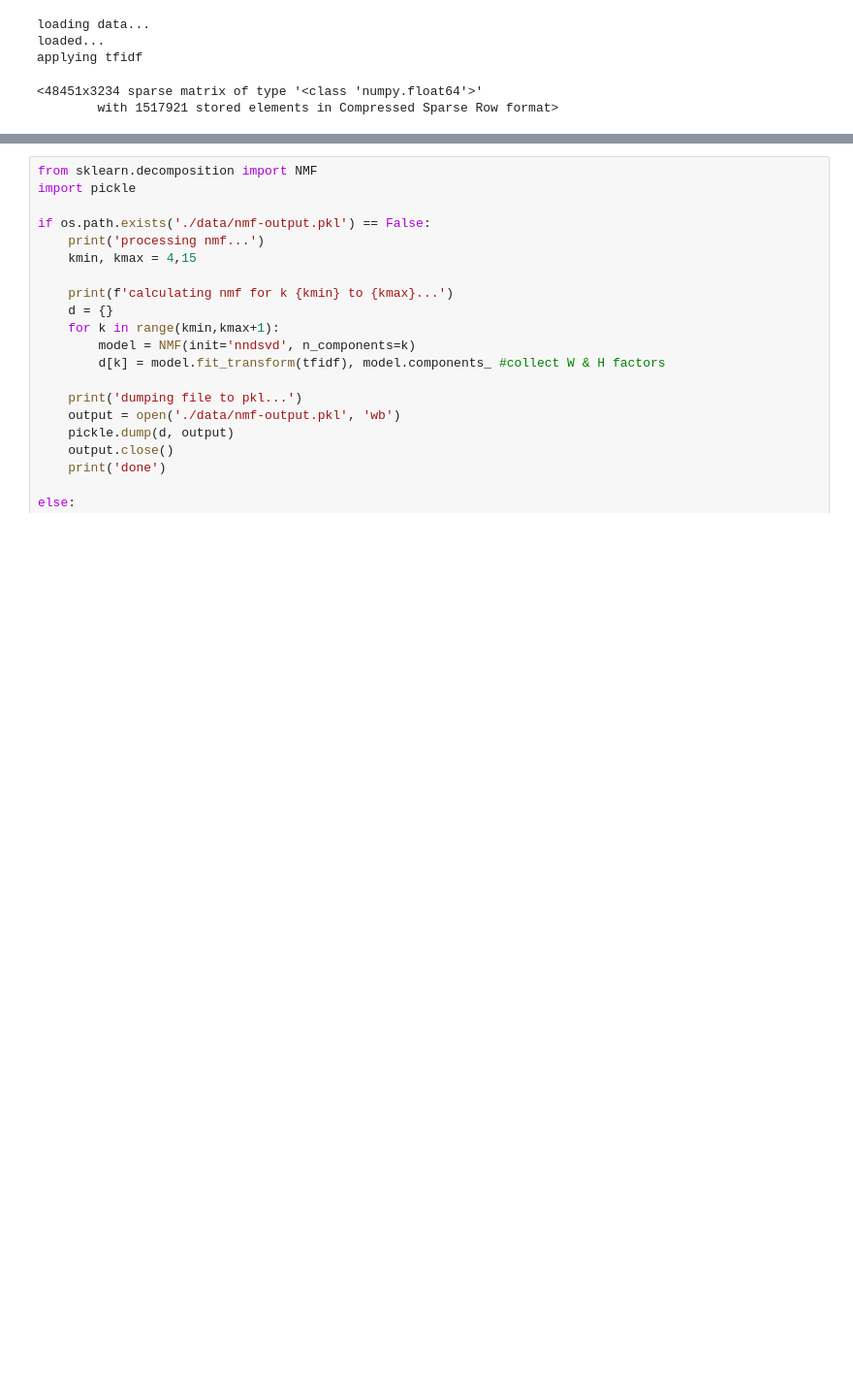
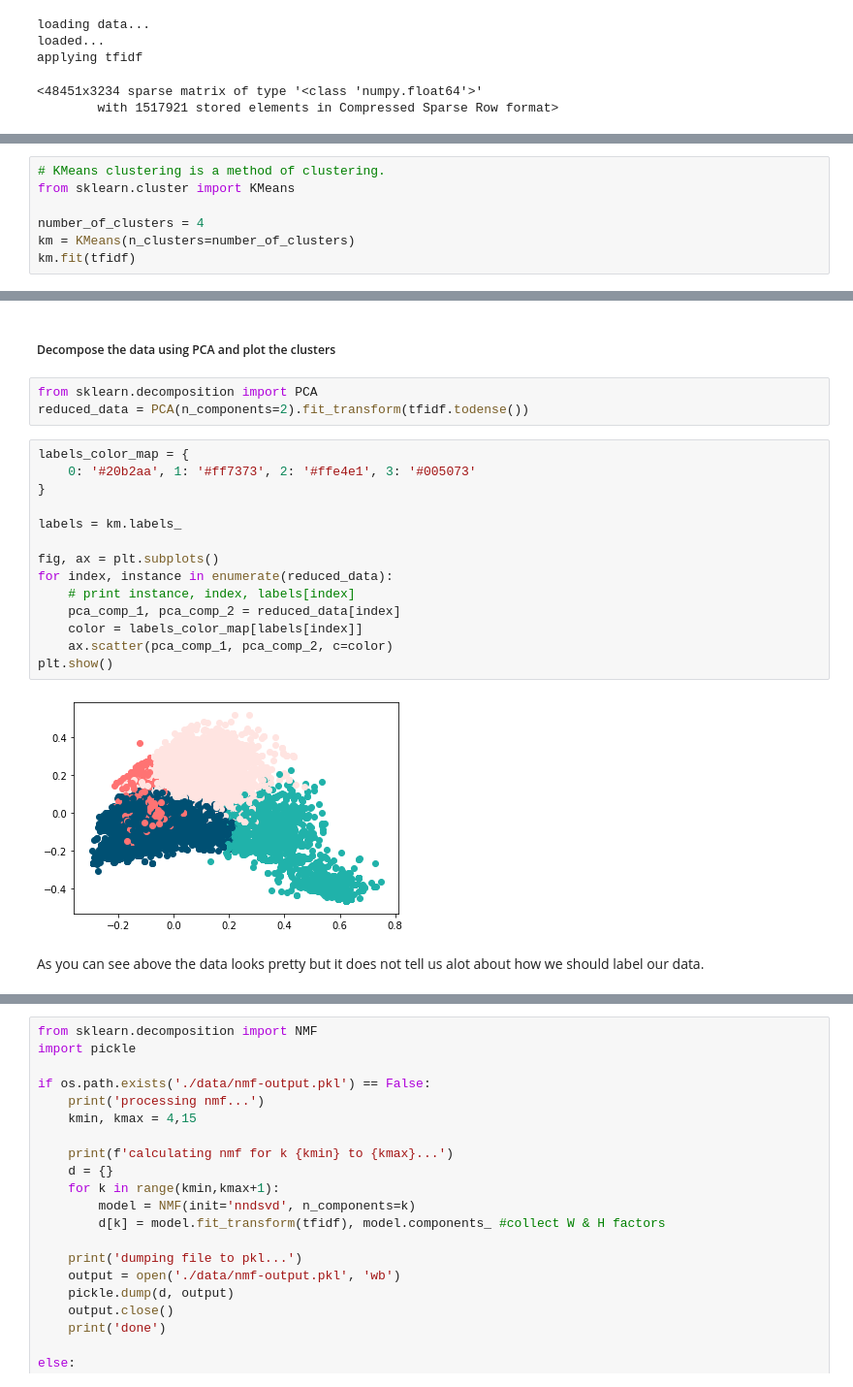
Before and after one commit to cullinap/contract_reader, a Jupyter notebook: data_preprocessing.ipynb, the cells around one changed output, grey strips where cells are left out. Shown at 97% size. Saved outputs shown, nothing was run; the diff lists cells and outputs as text; blank space fills up the shorter version.

```diff
--- a/data_preprocessing.ipynb
+++ b/data_preprocessing.ipynb
@@ -59,0 +108,7 @@ applying tfidf
+# %%
+# KMeans clustering is a method of clustering.
+from sklearn.cluster import KMeans
+
+number_of_clusters = 4
+km = KMeans(n_clusters=number_of_clusters)
+km.fit(tfidf)
@@ -59,0 +136,23 @@ applying tfidf
+# %% [markdown]
+##### Decompose the data using PCA and plot the clusters
+# %%
+from sklearn.decomposition import PCA
+reduced_data = PCA(n_components=2).fit_transform(tfidf.todense())
+# %%
+labels_color_map = {
+    0: '#20b2aa', 1: '#ff7373', 2: '#ffe4e1', 3: '#005073'
+}
+
+labels = km.labels_
+
+fig, ax = plt.subplots()
+for index, instance in enumerate(reduced_data):
+    # print instance, index, labels[index]
+    pca_comp_1, pca_comp_2 = reduced_data[index]
+    color = labels_color_map[labels[index]]
+    ax.scatter(pca_comp_1, pca_comp_2, c=color)
+plt.show()
+# %% [output]
+[figure, added]
+# %% [markdown]
+As you can see above the data looks pretty but it does not tell us alot about how we should label our data.
```
Also changed, not shown: parts of 36 cells of this notebook, 2 other files.
